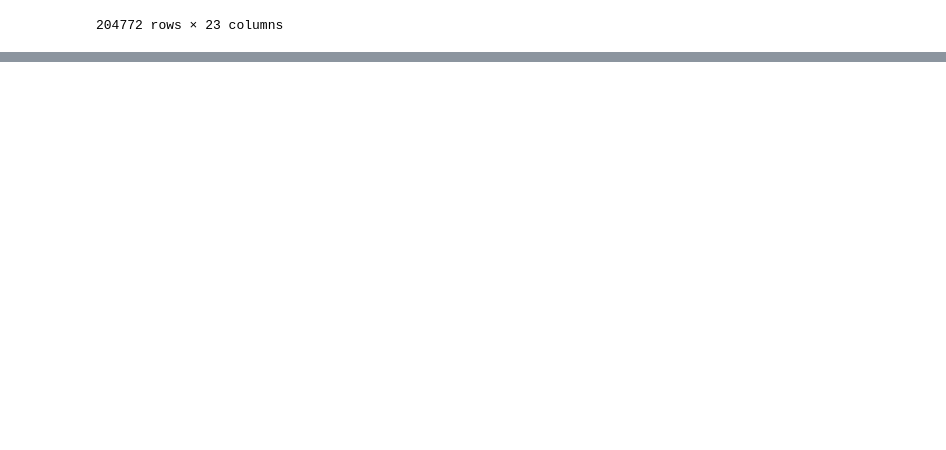
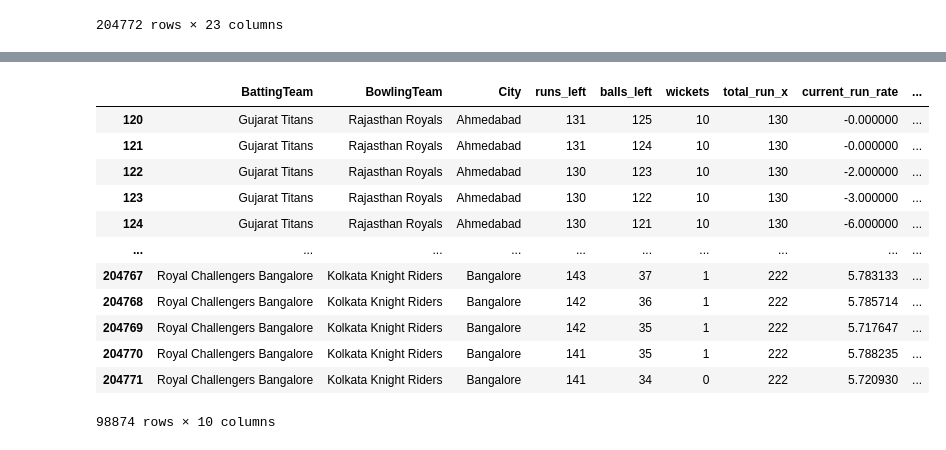
Before and after one commit to SimranS22/IPL-MATCH-WINNER-PREDICTOR, a Jupyter notebook: notebooks/IPL_PROJ1.ipynb, the cells around one changed output, grey strips where cells are left out. Drawn from its saved outputs; the diff is of its cells as text; code cells hidden in the pictures; blank space fills up the shorter version.

```diff
--- a/notebooks/IPL_PROJ1.ipynb
+++ b/notebooks/IPL_PROJ1.ipynb
@@ -209,0 +310,18 @@ delivery_df
+# %%
+ultimate_df = delivery_df[['BattingTeam','BowlingTeam','City','runs_left','balls_left','wickets','total_run_x','current_run_rate','required_run_rate','Result']]
+# %%
+ultimate_df
+# %% [output]
+|  | BattingTeam | BowlingTeam | City | runs_left | balls_left | wickets | total_run_x | current_run_rate | ... |
+| 120 | Gujarat Titans | Rajasthan Royals | Ahmedabad | 131 | 125 | 10 | 130 | -0.000000 | ... |
+| 121 | Gujarat Titans | Rajasthan Royals | Ahmedabad | 131 | 124 | 10 | 130 | -0.000000 | ... |
+| 122 | Gujarat Titans | Rajasthan Royals | Ahmedabad | 130 | 123 | 10 | 130 | -2.000000 | ... |
+| 123 | Gujarat Titans | Rajasthan Royals | Ahmedabad | 130 | 122 | 10 | 130 | -3.000000 | ... |
+| 124 | Gujarat Titans | Rajasthan Royals | Ahmedabad | 130 | 121 | 10 | 130 | -6.000000 | ... |
+| ... | ... | ... | ... | ... | ... | ... | ... | ... | ... |
+| 204767 | Royal Challengers Bangalore | Kolkata Knight Riders | Bangalore | 143 | 37 | 1 | 222 | 5.783133 | ... |
+| 204768 | Royal Challengers Bangalore | Kolkata Knight Riders | Bangalore | 142 | 36 | 1 | 222 | 5.785714 | ... |
+| 204769 | Royal Challengers Bangalore | Kolkata Knight Riders | Bangalore | 142 | 35 | 1 | 222 | 5.717647 | ... |
+| 204770 | Royal Challengers Bangalore | Kolkata Knight Riders | Bangalore | 141 | 35 | 1 | 222 | 5.788235 | ... |
+| 204771 | Royal Challengers Bangalore | Kolkata Knight Riders | Bangalore | 141 | 34 | 0 | 222 | 5.720930 | ... |
+98874 rows × 10 columns
```
Also changed, not shown: parts of 11 cells of this notebook.
